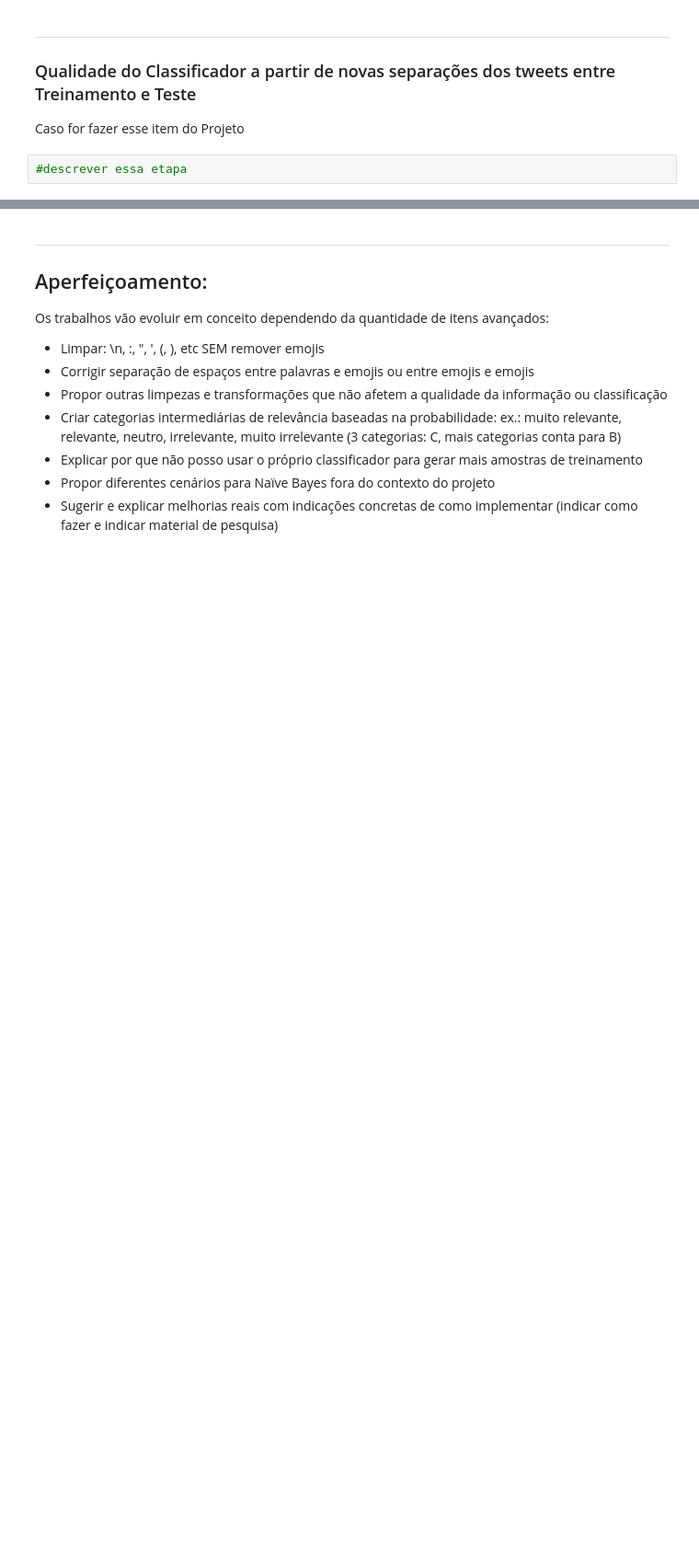
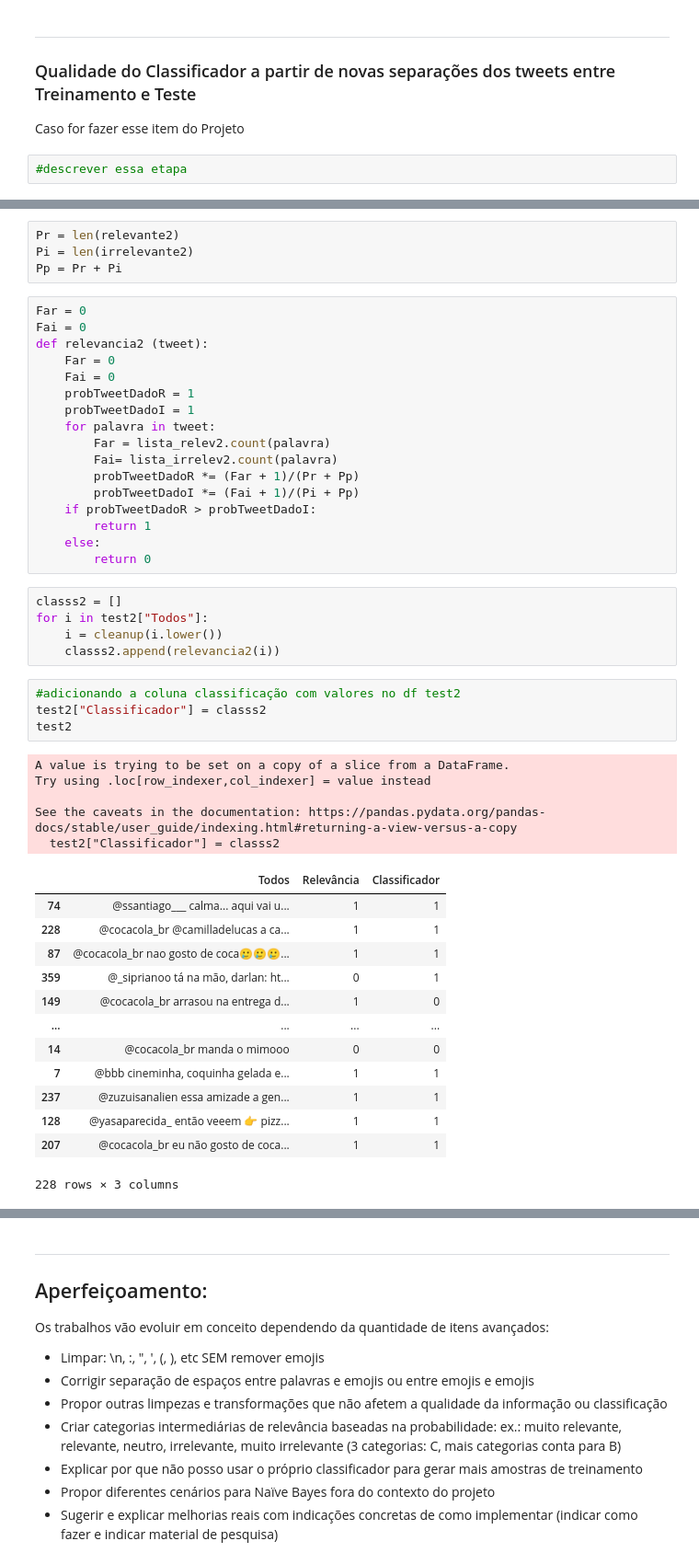
Before and after one commit to lorrancmlopes/TweetsClassifier, a Jupyter notebook: Projeto1_Layout_Classificador.ipynb, the cells around one changed output, grey strips where cells are left out. Shown at 92% size. Saved outputs shown, nothing was run; the diff lists cells and outputs as text; blank space fills up the shorter version.

```diff
--- a/Projeto1_Layout_Classificador.ipynb
+++ b/Projeto1_Layout_Classificador.ipynb
@@ -550,0 +556,49 @@ dfall
+# %%
+Pr = len(relevante2)
+Pi = len(irrelevante2)
+Pp = Pr + Pi
+# %%
+Far = 0
+Fai = 0
+def relevancia2 (tweet):
+    Far = 0
+    Fai = 0
+    probTweetDadoR = 1
+    probTweetDadoI = 1
+    for palavra in tweet:
+        Far = lista_relev2.count(palavra)
+        Fai= lista_irrelev2.count(palavra)
+        probTweetDadoR *= (Far + 1)/(Pr + Pp)
+        probTweetDadoI *= (Fai + 1)/(Pi + Pp)
+    if probTweetDadoR > probTweetDadoI:
+        return 1
+    else:
+        return 0
+# %%
+classs2 = []
+for i in test2["Todos"]:
+    i = cleanup(i.lower())
+    classs2.append(relevancia2(i))
+# %%
+#adicionando a coluna classificação com valores no df test2
+test2["Classificador"] = classs2
+test2
+# %% [output]
+A value is trying to be set on a copy of a slice from a DataFrame.
+Try using .loc[row_indexer,col_indexer] = value instead
+
+See the caveats in the documentation: https://pandas.pydata.org/pandas-docs/stable/user_guide/indexing.html#returning-a-view-versus-a-copy
+  test2["Classificador"] = classs2
+|  | Todos | Relevância | Classificador |
+| 74 | @ssantiago___ calma... aqui vai u... | 1 | 1 |
+| 228 | @cocacola_br @camilladelucas a ca... | 1 | 1 |
+| 87 | @cocacola_br nao gosto de coca🥲🥲🥲... | 1 | 1 |
+| 359 | @_siprianoo tá na mão, darlan: ht... | 0 | 1 |
+| 149 | @cocacola_br arrasou na entrega d... | 1 | 0 |
+| ... | ... | ... | ... |
+| 14 | @cocacola_br manda o mimooo | 0 | 0 |
+| 7 | @bbb cineminha, coquinha gelada e... | 1 | 1 |
+| 237 | @zuzuisanalien essa amizade a gen... | 1 | 1 |
+| 128 | @yasaparecida_ então veeem 👉 pizz... | 1 | 1 |
+| 207 | @cocacola_br eu não gosto de coca... | 1 | 1 |
+228 rows × 3 columns
```
Also changed, not shown: parts of 13 cells of this notebook.
